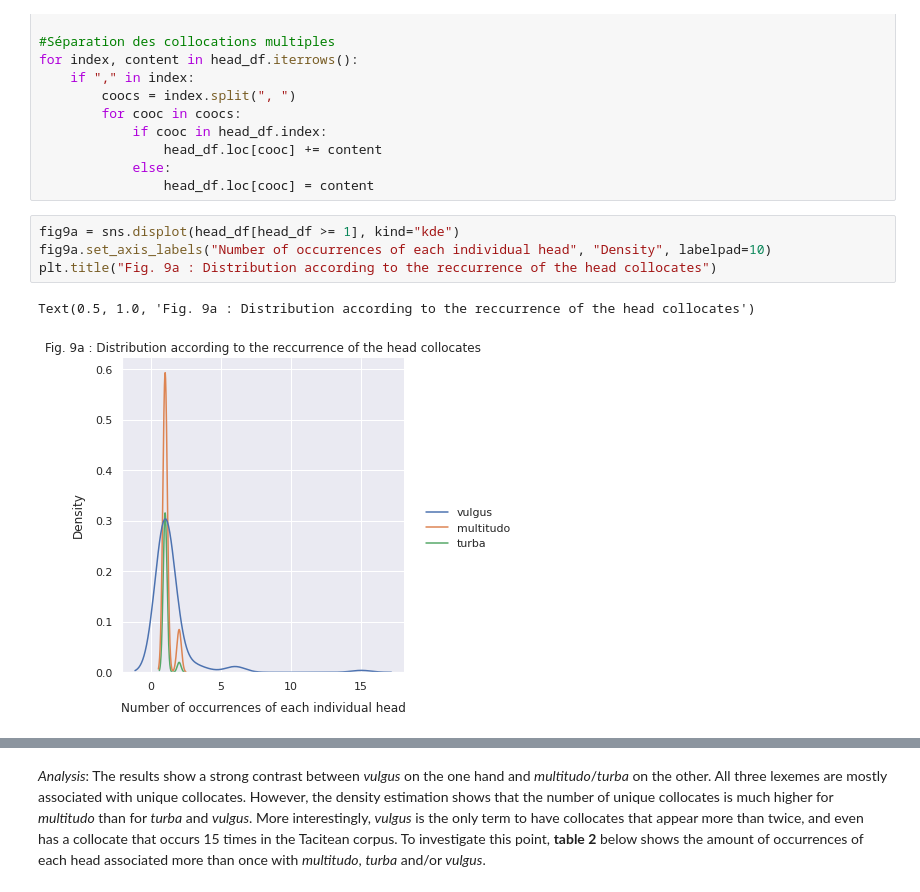
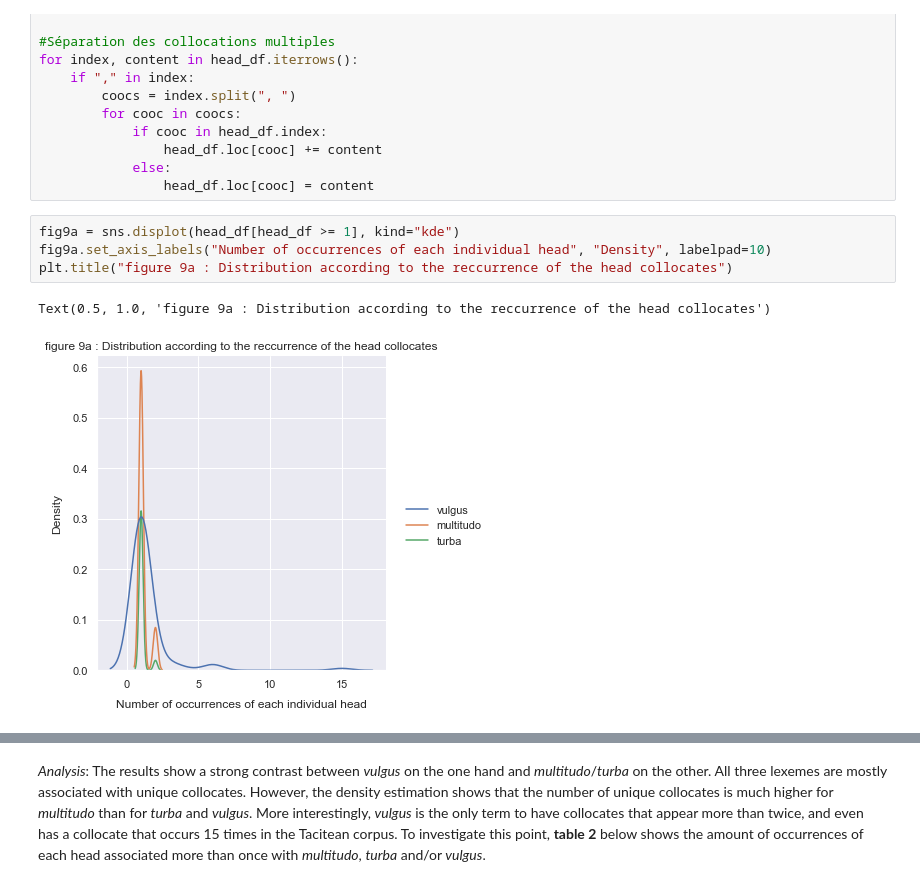
Before and after one commit to jdh-observer/issue01, a Jupyter notebook: namelesscrowd/The-Nameless-Crowd_anon_V3.ipynb, the cells around one changed output, grey strips where cells are left out. Drawn from its saved outputs; the diff is of its cells as text.

```diff
--- a/namelesscrowd/The-Nameless-Crowd_anon_V3.ipynb
+++ b/namelesscrowd/The-Nameless-Crowd_anon_V3.ipynb
@@ -494,10 +490,10 @@ for index, content in head_df.iterrows():
 # %%
 fig9a = sns.displot(head_df[head_df >= 1], kind="kde")
 fig9a.set_axis_labels("Number of occurrences of each individual head", "Density", labelpad=10)
-plt.title("Fig. 9a : Distribution according to the reccurrence of the head collocates")
+plt.title("figure 9a : Distribution according to the reccurrence of the head collocates")
 # %% [output]
-Text(0.5, 1.0, 'Fig. 9a : Distribution according to the reccurrence of the head collocates')
+Text(0.5, 1.0, 'figure 9a : Distribution according to the reccurrence of the head collocates')
-[figure, old version]
+[figure, new version]
 # %%
 fig9b = sns.displot(head_df[head_df >= 1], kind="kde")
 fig9b.set_axis_labels("Number of occurrences of each individual head", "Density", labelpad=10)
```
Also changed, not shown: parts of 34 cells of this notebook.
